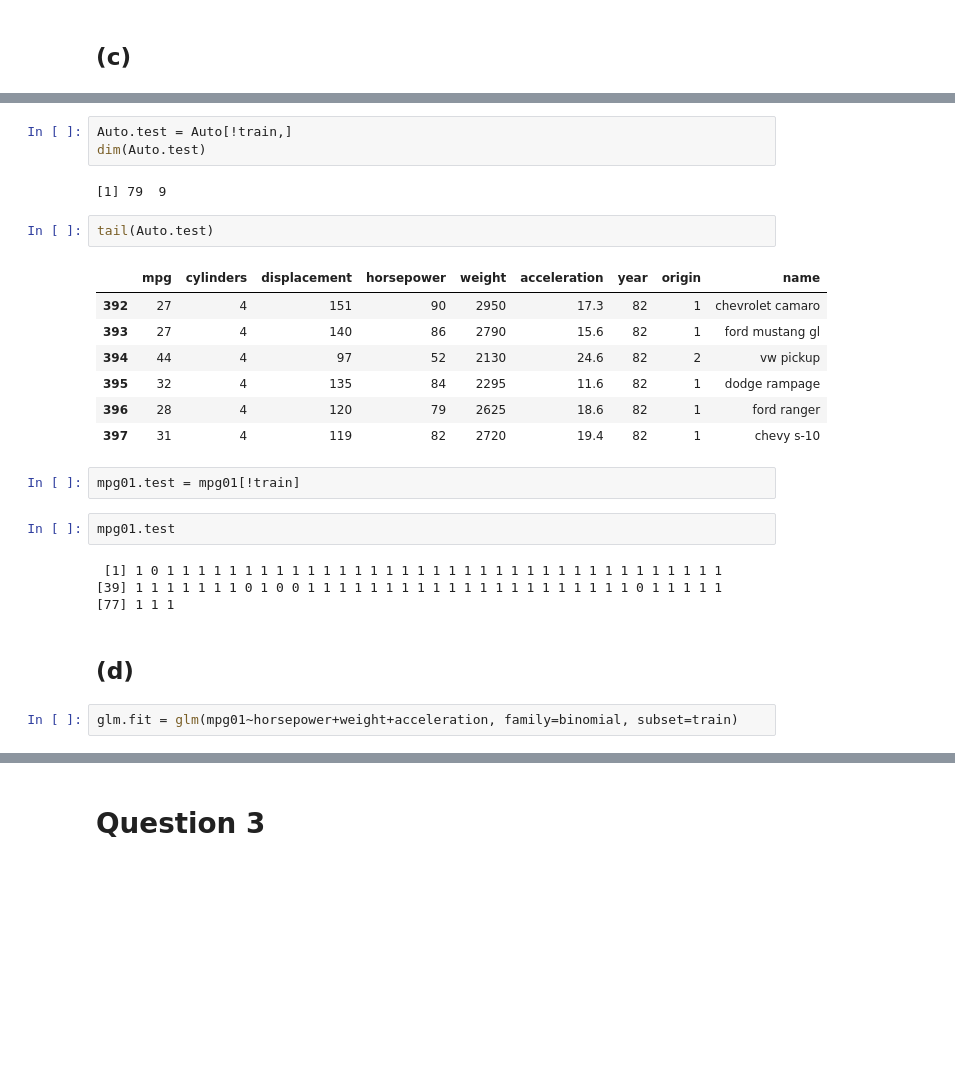
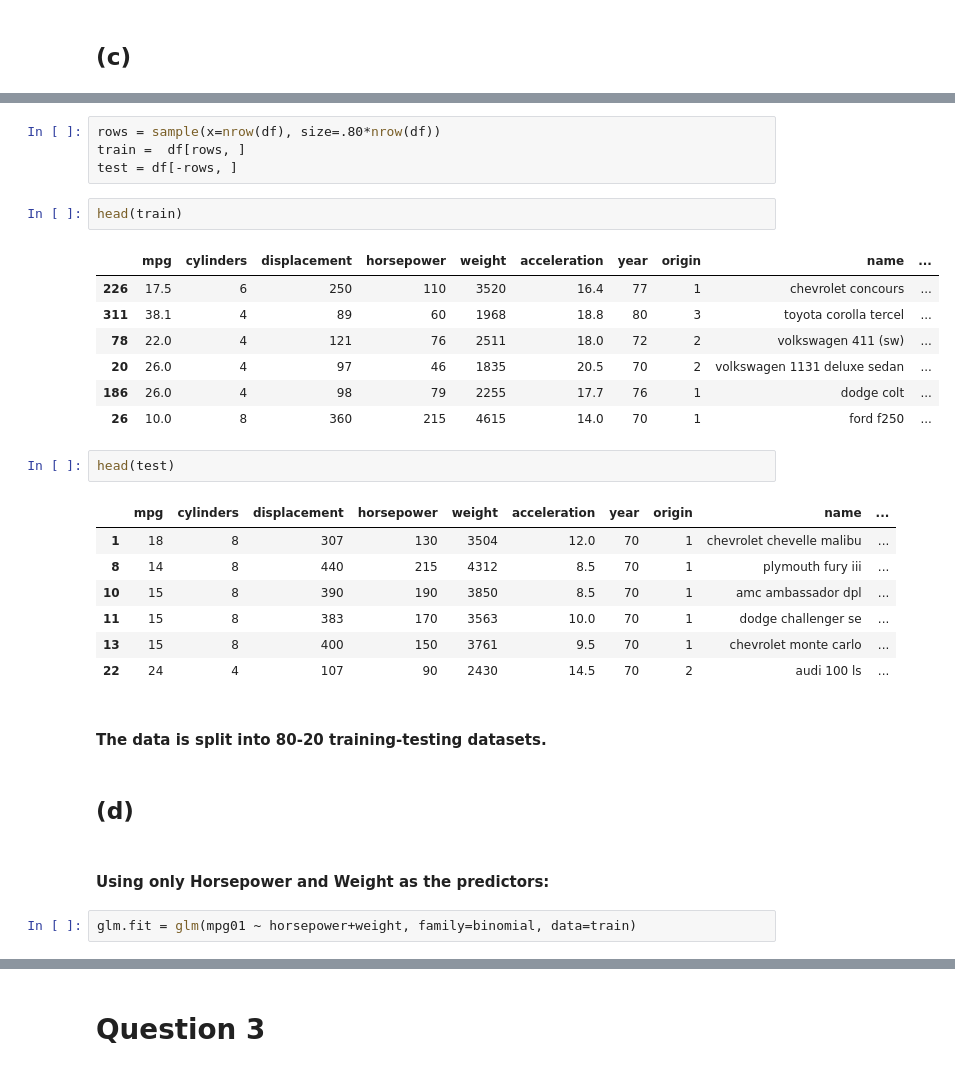
Before and after one commit to krohak/Statistical-Learning, a Jupyter notebook: A1/COMP3354 Statistical Learning - Assignment 1.ipynb, the cells around one changed output, grey strips where cells are left out. Drawn from its saved outputs; the diff is of its cells as text; blank space fills up the shorter version.

```diff
--- a/A1/COMP3354 Statistical Learning - Assignment 1.ipynb
+++ b/A1/COMP3354 Statistical Learning - Assignment 1.ipynb
@@ -355,30 +284,35 @@ tail(Auto.train)
-# %%
-Auto.test = Auto[!train,]
-dim(Auto.test)
-# %% [output]
-[1] 79  9
-# %%
-tail(Auto.test)
-# %% [output]
-|  | mpg | cylinders | displacement | horsepower | weight | acceleration | year | origin | name |
-| 392 | 27 | 4 | 151 | 90 | 2950 | 17.3 | 82 | 1 | chevrolet camaro |
-| 393 | 27 | 4 | 140 | 86 | 2790 | 15.6 | 82 | 1 | ford mustang gl |
-| 394 | 44 | 4 | 97 | 52 | 2130 | 24.6 | 82 | 2 | vw pickup |
-| 395 | 32 | 4 | 135 | 84 | 2295 | 11.6 | 82 | 1 | dodge rampage |
-| 396 | 28 | 4 | 120 | 79 | 2625 | 18.6 | 82 | 1 | ford ranger |
-| 397 | 31 | 4 | 119 | 82 | 2720 | 19.4 | 82 | 1 | chevy s-10 |
-# %%
-mpg01.test = mpg01[!train]
+# %%
+rows = sample(x=nrow(df), size=.80*nrow(df))
+train =  df[rows, ]
+test = df[-rows, ]
+# %%
+head(train)
+# %% [output]
+|  | mpg | cylinders | displacement | horsepower | weight | acceleration | year | origin | name | ... |
+| 226 | 17.5 | 6 | 250 | 110 | 3520 | 16.4 | 77 | 1 | chevrolet concours | ... |
+| 311 | 38.1 | 4 | 89 | 60 | 1968 | 18.8 | 80 | 3 | toyota corolla tercel | ... |
+| 78 | 22.0 | 4 | 121 | 76 | 2511 | 18.0 | 72 | 2 | volkswagen 411 (sw) | ... |
+| 20 | 26.0 | 4 | 97 | 46 | 1835 | 20.5 | 70 | 2 | volkswagen 1131 deluxe sedan | ... |
+| 186 | 26.0 | 4 | 98 | 79 | 2255 | 17.7 | 76 | 1 | dodge colt | ... |
+| 26 | 10.0 | 8 | 360 | 215 | 4615 | 14.0 | 70 | 1 | ford f250 | ... |
 # %%
-mpg01.test
+head(test)
 # %% [output]
- [1] 1 0 1 1 1 1 1 1 1 1 1 1 1 1 1 1 1 1 1 1 1 1 1 1 1 1 1 1 1 1 1 1 1 1 1 1 1 1
-[39] 1 1 1 1 1 1 1 0 1 0 0 1 1 1 1 1 1 1 1 1 1 1 1 1 1 1 1 1 1 1 1 1 0 1 1 1 1 1
-[77] 1 1 1
+|  | mpg | cylinders | displacement | horsepower | weight | acceleration | year | origin | name | ... |
+| 1 | 18 | 8 | 307 | 130 | 3504 | 12.0 | 70 | 1 | chevrolet chevelle malibu | ... |
+| 8 | 14 | 8 | 440 | 215 | 4312 | 8.5 | 70 | 1 | plymouth fury iii | ... |
+| 10 | 15 | 8 | 390 | 190 | 3850 | 8.5 | 70 | 1 | amc ambassador dpl | ... |
+| 11 | 15 | 8 | 383 | 170 | 3563 | 10.0 | 70 | 1 | dodge challenger se | ... |
+| 13 | 15 | 8 | 400 | 150 | 3761 | 9.5 | 70 | 1 | chevrolet monte carlo | ... |
+| 22 | 24 | 4 | 107 | 90 | 2430 | 14.5 | 70 | 2 | audi 100 ls | ... |
+# %% [markdown]
+#### The data is split into 80-20 training-testing datasets.
 # %% [markdown]
 ## (d)
+# %% [markdown]
+#### Using only Horsepower and Weight as the predictors:
 # %%
-glm.fit = glm(mpg01~horsepower+weight+acceleration, family=binomial, subset=train)
+glm.fit = glm(mpg01 ~ horsepower+weight, family=binomial, data=train)
 # %%
 summary(glm.fit)
 # %% [output]
```
Also changed, not shown: parts of 85 cells of this notebook.
